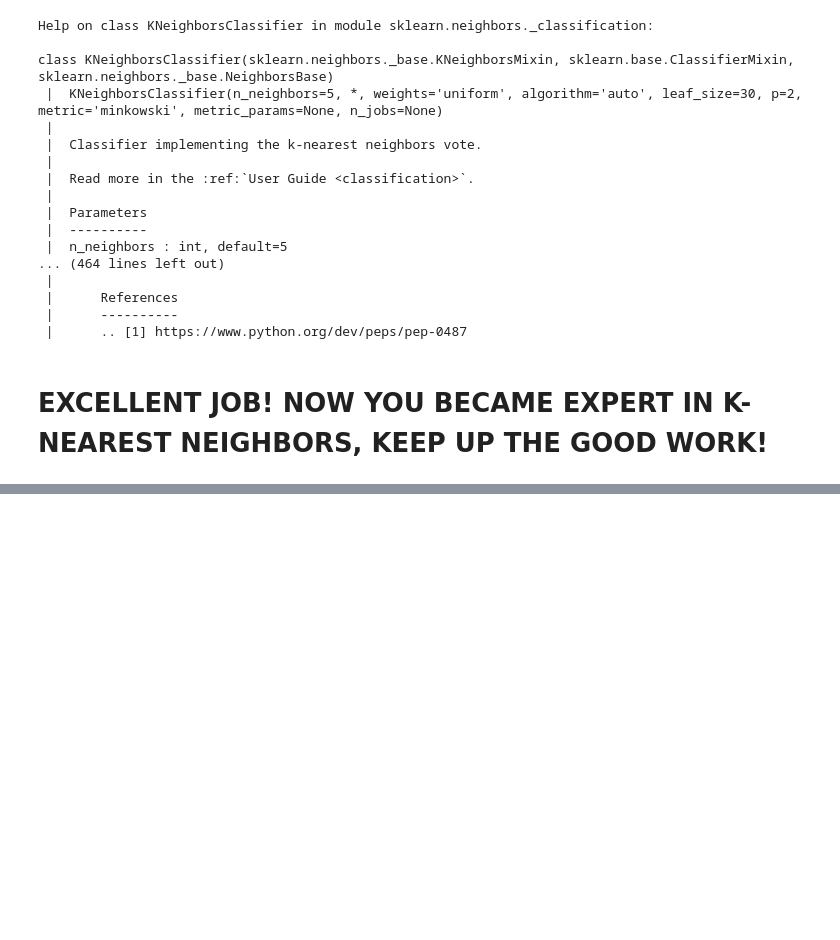
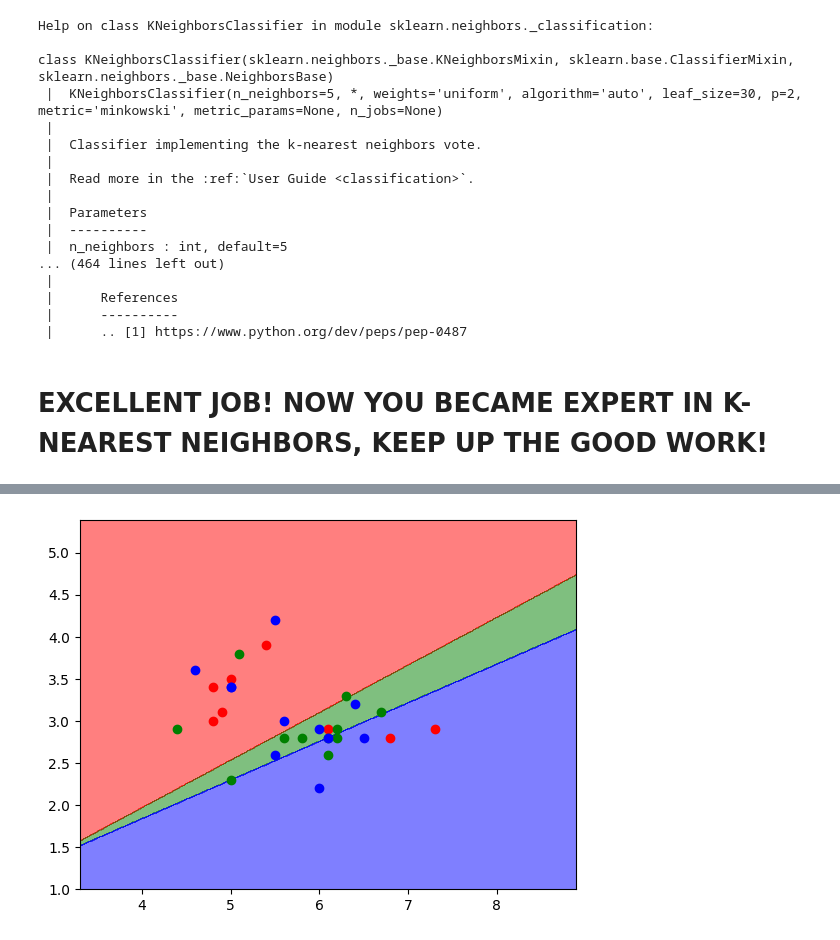
Before and after one commit to MaximillianJacob/Udemy, a Jupyter notebook: machine_learning_classification_bootcamp_in_python/py/3_KNN/K-Nearest Neighbour for IRIS plant Classification - Questions.ipynb, the cells around one changed output, grey strips where cells are left out. Drawn from its saved outputs; the diff is of its cells as text; code cells hidden in the pictures; blank space fills up the shorter version.

```diff
--- a/machine_learning_classification_bootcamp_in_python/py/3_KNN/K-Nearest Neighbour for IRIS plant Classification - Questions.ipynb
+++ b/machine_learning_classification_bootcamp_in_python/py/3_KNN/K-Nearest Neighbour for IRIS plant Classification - Questions.ipynb
@@ -603,0 +698,3 @@ class KNeighborsClassifier(sklearn.neighbors._base.KNeighborsMixin, sklearn.base
+# %%
+X_test2D = X_test.iloc[:,:2].values
+X_test2D[:5]
@@ -603,0 +897,32 @@ class KNeighborsClassifier(sklearn.neighbors._base.KNeighborsMixin, sklearn.base
+# %%
+from sklearn.naive_bayes import MultinomialNB
+
+MNB = MultinomialNB()
+MNB.fit(X_train2D, y_train2)
+y_test2_predict = MNB.predict(X_test2D)
+
+from matplotlib.colors import ListedColormap
+
+X_set, y_set = X_train2D, y_train2
+
+start1 = X_set[:,0].min() - 1
+stop1 = X_set[:,0].max() + 1
+start2 = X_set[:,1].min() - 1
+stop2 = X_set[:,1].max() + 1
+step=0.01
+
+X1, X2 = np.meshgrid(
+                    np.arange(start=start1, stop=stop1, step=step),
+                    np.arange(start=start2, stop=stop2, step=step)
+)
+
+Xarrays = np.array([X1.ravel(), X2.ravel()])
+predictions = MNB.predict(Xarrays.T)
+plt.contourf(X1, X2, predictions.reshape(X1.shape), alpha=0.5, cmap=ListedColormap(('red', 'green', 'blue')))
+
+for i, j in enumerate(np.unique(y_test2)):
+    xi = X_test2D[y_test2==j, 0]
+    yi = X_test2D[y_test2==j, 1]
+    plt.scatter(xi, yi, c=ListedColormap(('red', 'green', 'blue'))(i), label=j)
+# %% [output]
+[figure, added]
```
Also changed, not shown: parts of 65 cells of this notebook.
